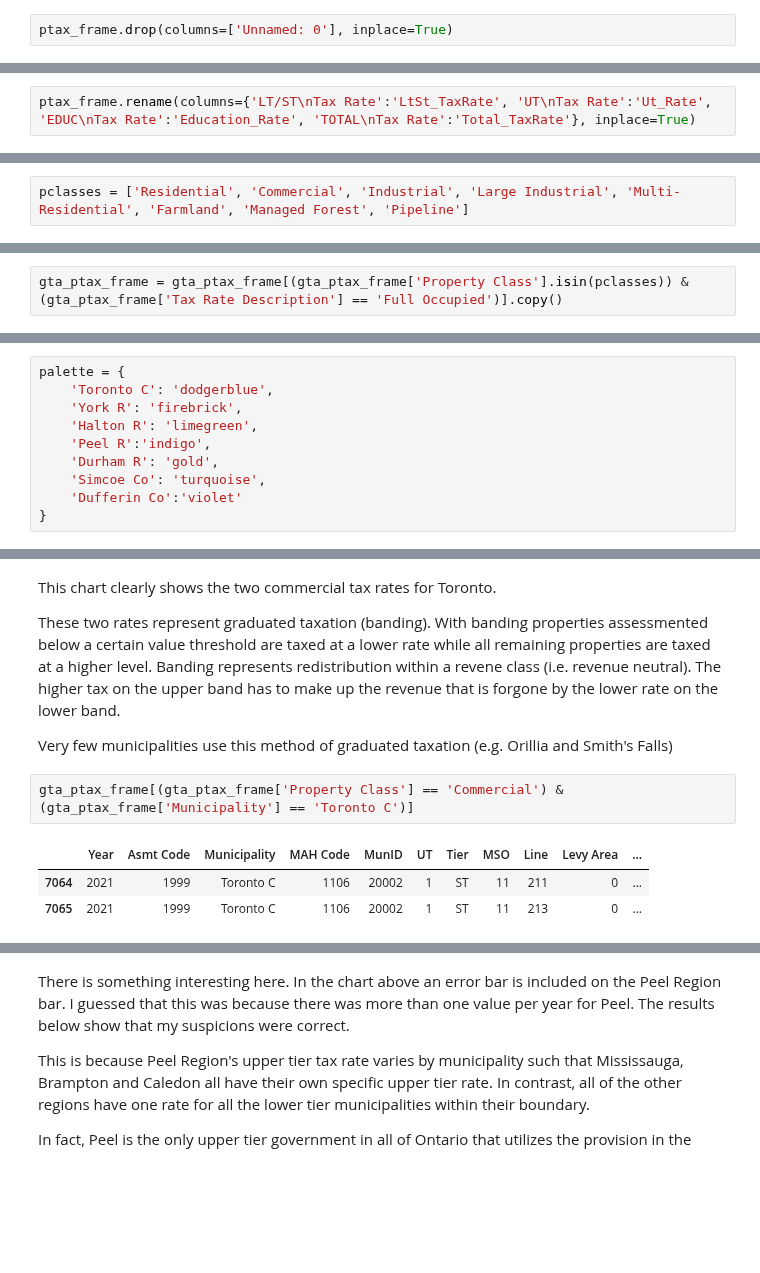
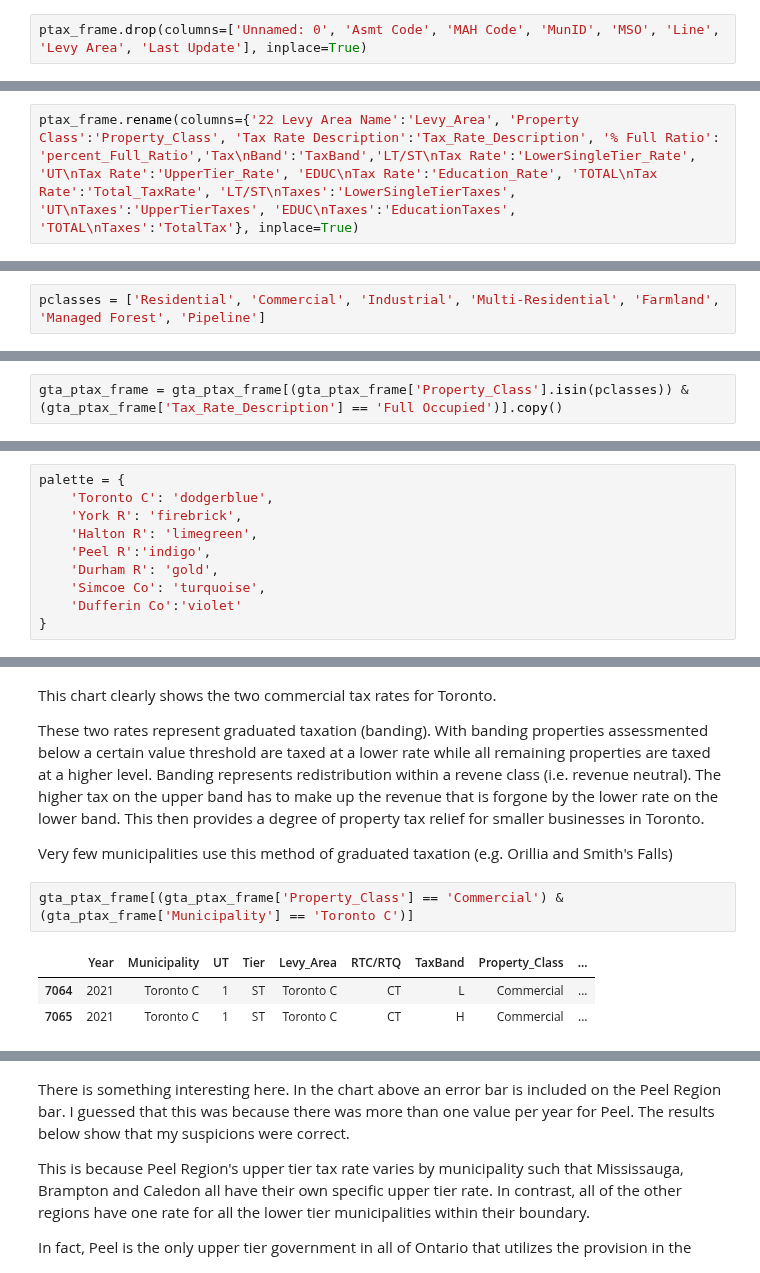
Before and after one commit to ddsarai/propertTax_comps, a Jupyter notebook: GTA_pTax_2021.ipynb, the cells around one changed output, grey strips where cells are left out. Saved outputs shown, nothing was run; the diff lists cells and outputs as text; blank space fills up the shorter version.

Commit message:
Began adding full commentary & titles

```diff
--- a/GTA_pTax_2021.ipynb
+++ b/GTA_pTax_2021.ipynb
@@ -21,2 +33,2 @@ ptax_frame[ptax_frame['Municipality'] == 'Pickering C']
 # %%
-ptax_frame.drop(columns=['Unnamed: 0'], inplace=True)
+ptax_frame.drop(columns=['Unnamed: 0', 'Asmt Code', 'MAH Code', 'MunID', 'MSO', 'Line', 'Levy Area', 'Last Update'], inplace=True)
@@ -33,2 +37,2 @@ Index(['Year', 'Asmt Code', 'Municipality', 'MAH Code', 'MunID', 'UT', 'Tier',
 # %%
-ptax_frame.rename(columns={'LT/ST\nTax Rate':'LtSt_TaxRate', 'UT\nTax Rate':'Ut_Rate', 'EDUC\nTax Rate':'Education_Rate', 'TOTAL\nTax Rate':'Total_TaxRate'}, inplace=True)
+ptax_frame.rename(columns={'22 Levy Area Name':'Levy_Area', 'Property Class':'Property_Class', 'Tax Rate Description':'Tax_Rate_Description', '% Full Ratio': 'percent_Full_Ratio','Tax\nBand':'TaxBand','LT/ST\nTax Rate':'LowerSingleTier_Rate', 'UT\nTax Rate':'UpperTier_Rate', 'EDUC\nTax Rate':'Education_Rate', 'TOTAL\nTax Rate':'Total_TaxRate', 'LT/ST\nTaxes':'LowerSingleTierTaxes', 'UT\nTaxes':'UpperTierTaxes', 'EDUC\nTaxes':'EducationTaxes', 'TOTAL\nTaxes':'TotalTax'}, inplace=True)
@@ -78,2 +95,2 @@ Name: Property Class, dtype: int64
 # %%
-pclasses = ['Residential', 'Commercial', 'Industrial', 'Large Industrial', 'Multi-Residential', 'Farmland', 'Managed Forest', 'Pipeline']
+pclasses = ['Residential', 'Commercial', 'Industrial', 'Multi-Residential', 'Farmland', 'Managed Forest', 'Pipeline']
@@ -85,5 +99,5 @@ gta_ptax_frame.head(1)
 # %%
-gta_ptax_frame = gta_ptax_frame[(gta_ptax_frame['Property Class'].isin(pclasses)) & (gta_ptax_frame['Tax Rate Description'] == 'Full Occupied')].copy()
+gta_ptax_frame = gta_ptax_frame[(gta_ptax_frame['Property_Class'].isin(pclasses)) & (gta_ptax_frame['Tax_Rate_Description'] == 'Full Occupied')].copy()
 # %%
 gta_ptax_frame.head()
 # %% [output]
@@ -183,13 +272,13 @@ plt.show()
 # %% [markdown]
 This chart clearly shows the two commercial tax rates for Toronto.
 
-These two rates represent graduated taxation (banding).  With banding properties assessmented below a certain value threshold are taxed at a lower rate while all remaining properties are taxed at a higher level.  Banding represents redistribution within a revene class (i.e. revenue neutral). The higher tax on the upper band has to make up the revenue that is forgone by the lower rate on the lower band.
+These two rates represent graduated taxation (banding).  With banding properties assessmented below a certain value threshold are taxed at a lower rate while all remaining properties are taxed at a higher level.  Banding represents redistribution within a revene class (i.e. revenue neutral). The higher tax on the upper band has to make up the revenue that is forgone by the lower rate on the lower band.  This then provides a degree of property tax relief for smaller businesses in Toronto.
 
 Very few municipalities use this method of graduated taxation (e.g. Orillia and Smith's Falls)
 # %%
-gta_ptax_frame[(gta_ptax_frame['Property Class'] == 'Commercial') & (gta_ptax_frame['Municipality'] == 'Toronto C')]
+gta_ptax_frame[(gta_ptax_frame['Property_Class'] == 'Commercial') & (gta_ptax_frame['Municipality'] == 'Toronto C')]
 # %% [output]
-|  | Year | Asmt Code | Municipality | MAH Code | MunID | UT | Tier | MSO | Line | Levy Area | ... |
-| 7064 | 2021 | 1999 | Toronto C | 1106 | 20002 | 1 | ST | 11 | 211 | 0 | ... |
-| 7065 | 2021 | 1999 | Toronto C | 1106 | 20002 | 1 | ST | 11 | 213 | 0 | ... |
+|  | Year | Municipality | UT | Tier | Levy_Area | RTC/RTQ | TaxBand | Property_Class | ... |
+| 7064 | 2021 | Toronto C | 1 | ST | Toronto C | CT | L | Commercial | ... |
+| 7065 | 2021 | Toronto C | 1 | ST | Toronto C | CT | H | Commercial | ... |
 # %%
```
Also changed, not shown: parts of 55 cells of this notebook.
